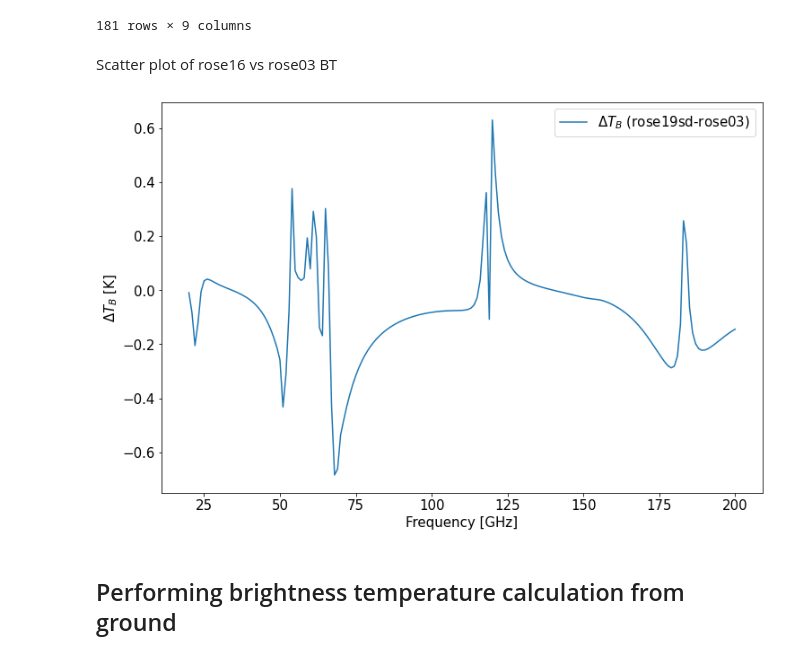
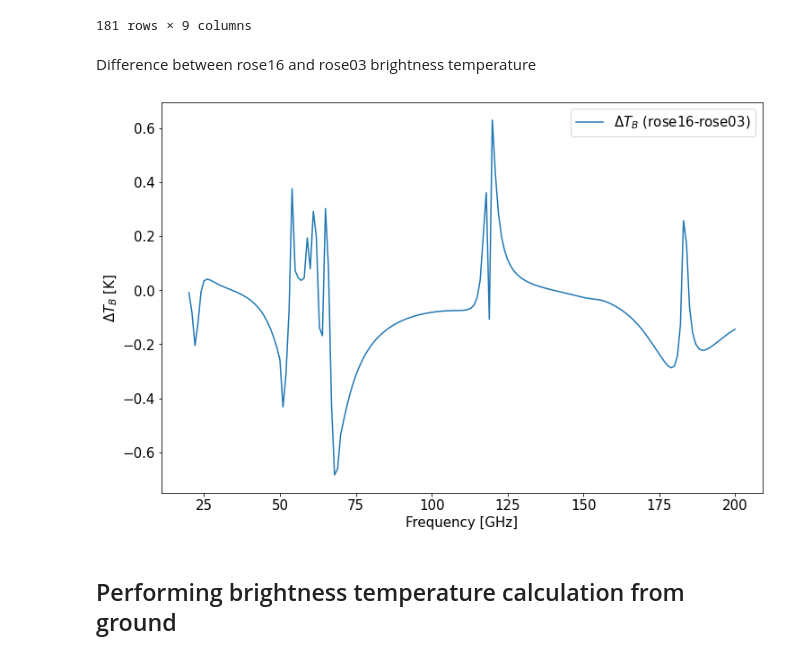
Before and after one commit to SatCloP/pyrtlib, a Jupyter notebook: docs/source/tutorial.ipynb, the cells around one changed output. Drawn from its saved outputs; the diff is of its cells as text; code cells hidden in the pictures.

```diff
--- a/docs/source/tutorial.ipynb
+++ b/docs/source/tutorial.ipynb
@@ -106,17 +106,17 @@ df
 | 199 | 277.566840 | 0.0 | 276.605436 | 0.0 | 3.152663 | 0.026302 | 0.0 | 0.0 | -0.151191 |
 | 200 | 277.936645 | 0.0 | 276.874793 | 0.0 | 3.041382 | 0.026476 | 0.0 | 0.0 | -0.144224 |
 181 rows × 9 columns
-# %% [markdown]
-Scatter plot of rose16 vs rose03 BT
+# %% [markdown]
+Difference between rose16 and rose03 brightness temperature
 # %%
 fig, ax = plt.subplots(1, 1, figsize=(12,8))
 ax.set_xlabel('Frequency [GHz]')
 ax.set_ylabel('$\Delta {T_B}$ [K]')
-df.delta.plot(ax=ax, figsize=(12,8), label='$\Delta {T_B}$ (rose19sd-rose03)')
+df.delta.plot(ax=ax, figsize=(12,8), label='$\Delta {T_B}$ (rose16-rose03)')
 ax.legend()
 plt.show()
 # %% [output]
-[figure, old version]
+[figure, new version]
 # %% [markdown]
 ## Performing brightness temperature calculation from ground
 # %%
```
